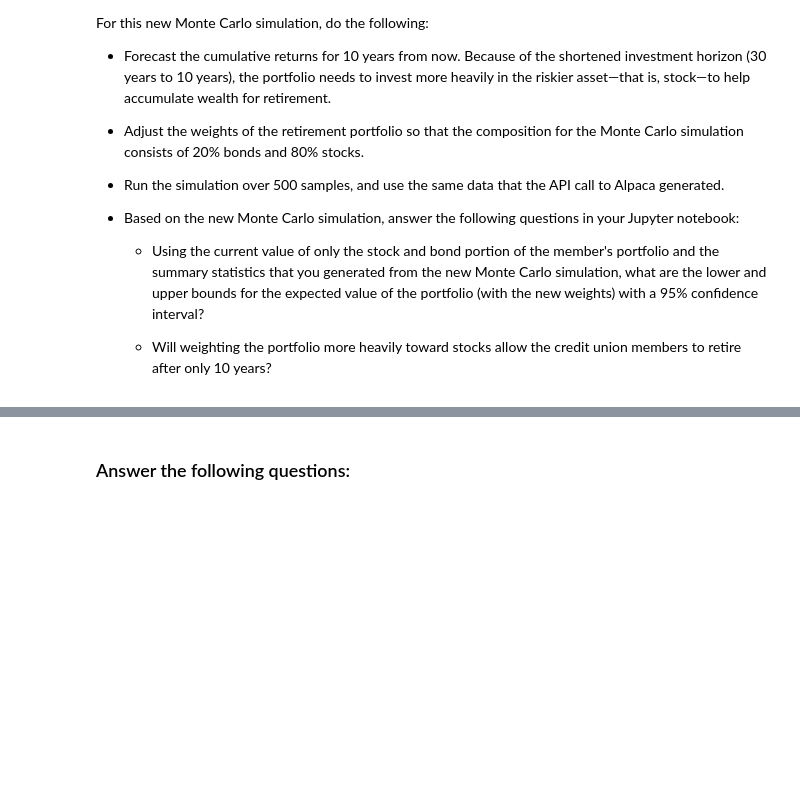
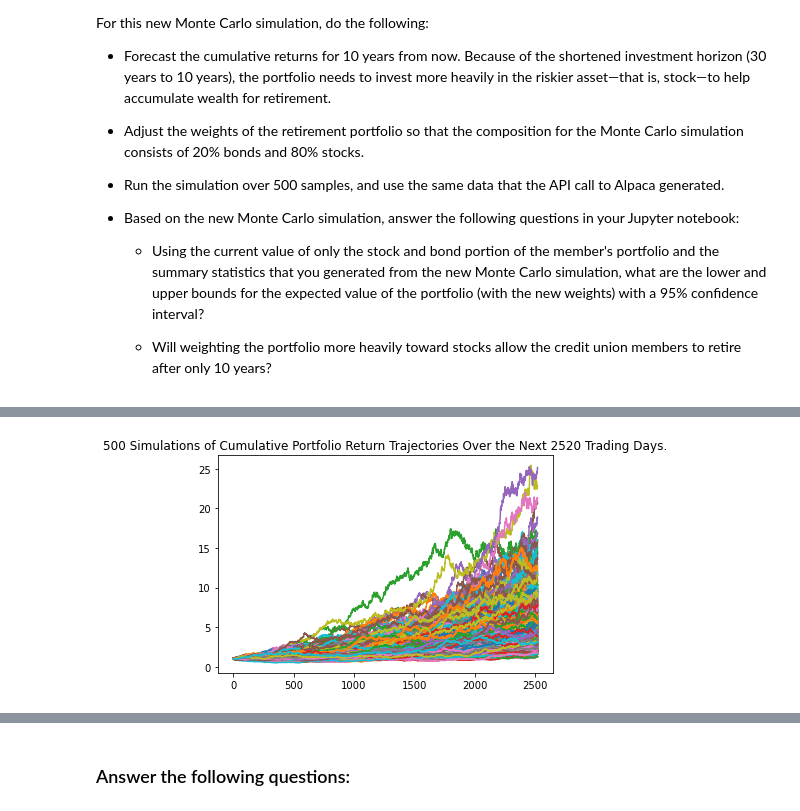
Before and after one commit to gurpreetsodhi/Columbia_Fintech_Module5, a Jupyter notebook: financial_planning_tools.ipynb, the cells around one changed output, grey strips where cells are left out. Saved outputs shown, nothing was run; the diff lists cells and outputs as text; code cells hidden in the pictures; blank space fills up the shorter version.

```diff
--- a/financial_planning_tools.ipynb
+++ b/financial_planning_tools.ipynb
@@ -504,7 +611,12 @@ For this new Monte Carlo simulation, do the following:
 # Configure a Monte Carlo simulation to forecast 10 years cumulative returns
 # The weights should be split 20% to AGG and 80% to SPY.
 # Run 500 samples.
-# YOUR CODE HERE
+MC_10year = MCSimulation(
+    portfolio_data = prices_df,
+    weights = [0.2,0.8],
+    num_simulation = 500,
+    num_trading_days = 252*10
+)
 
 # Review the simulation input data
-# YOUR CODE HERE
+MC_10year.portfolio_data.head()
@@ -514,7 +677,11 @@ For this new Monte Carlo simulation, do the following:
 # %%
 # Visualize the 10-year Monte Carlo simulation by creating an
 # overlay line plot
-# YOUR CODE HERE
+MC_10year_sim_line_plot = MC_10year.plot_simulation()
+
+MC_10year_sim_line_plot.get_figure().savefig("MC_10year_sim_plot.png",bbox_inches="tight")
+# %% [output]
+[figure, added]
 # %%
 # Visualize the probability distribution of the 10-year Monte Carlo simulation
 # by plotting a histogram
```
Also changed, not shown: parts of 22 cells of this notebook, 5 other files.
